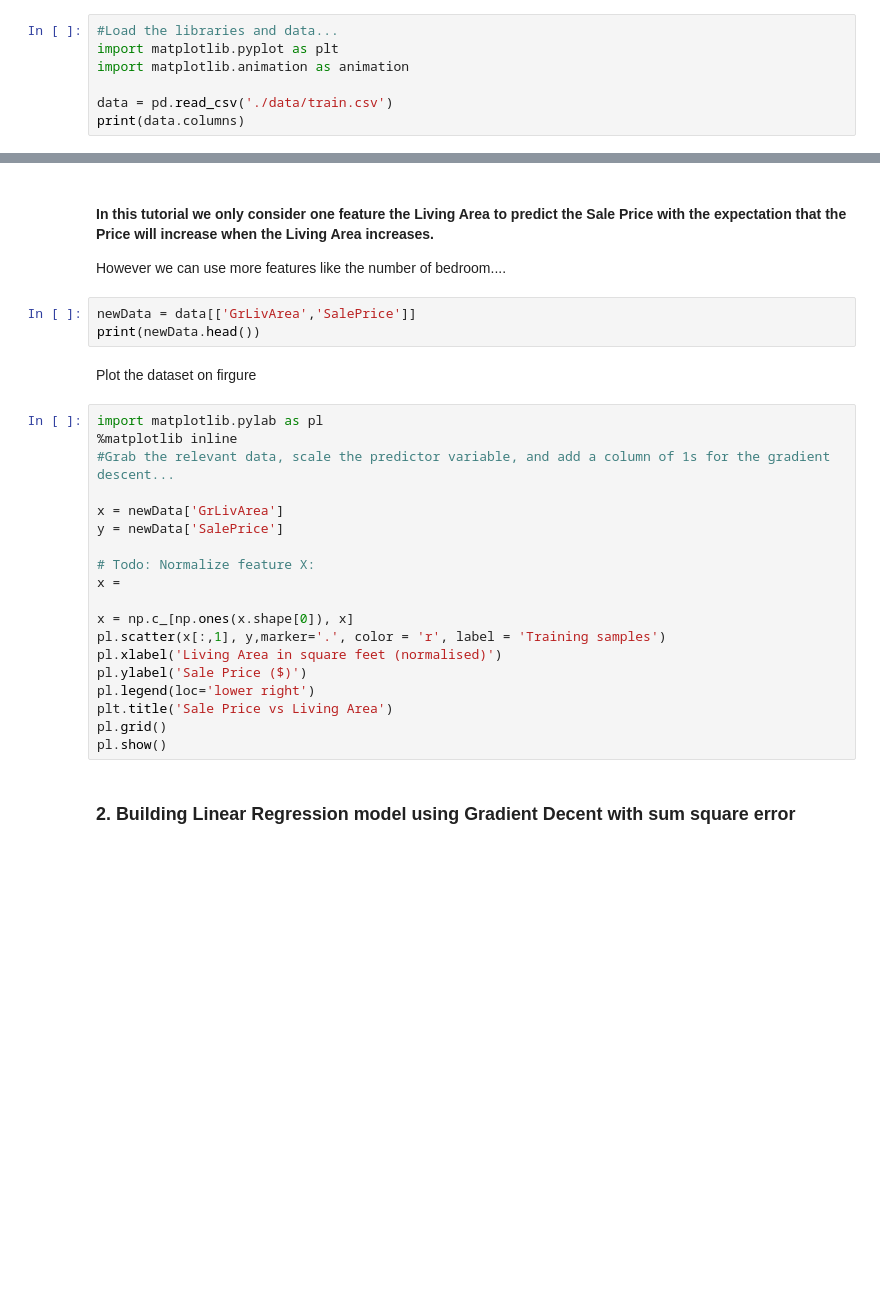
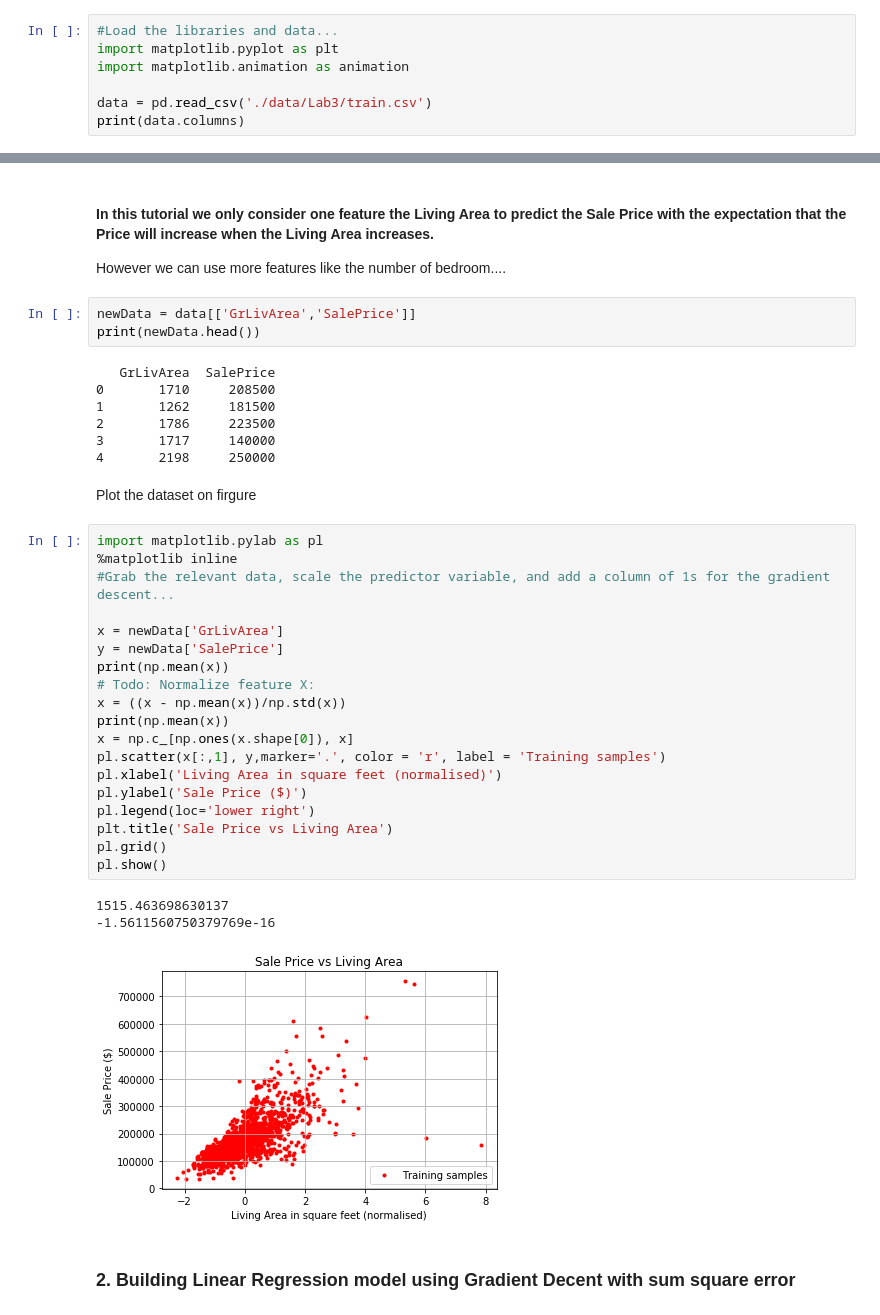
Before and after one commit to BilboBlockChain/comp5318, a Jupyter notebook: lab3.ipynb, the cells around one changed output, grey strips where cells are left out. Saved outputs shown, nothing was run; the diff lists cells and outputs as text; blank space fills up the shorter version.

```diff
--- a/lab3.ipynb
+++ b/lab3.ipynb
@@ -41,5 +43,5 @@ print(os.listdir("./data"))
 import matplotlib.pyplot as plt
 import matplotlib.animation as animation
 
-data = pd.read_csv('./data/train.csv')
+data = pd.read_csv('./data/Lab3/train.csv')
 print(data.columns)
@@ -49,27 +70,38 @@ However we can use more features like the number of bedroom....
 # %%
 newData = data[['GrLivArea','SalePrice']]
 print(newData.head())
+# %% [output]
+   GrLivArea  SalePrice
+0       1710     208500
+1       1262     181500
+2       1786     223500
+3       1717     140000
+4       2198     250000
 # %% [markdown]
 Plot the dataset on firgure
 # %%
 import matplotlib.pylab as pl
 %matplotlib inline
 #Grab the relevant data, scale the predictor variable, and add a column of 1s for the gradient descent...
 
 x = newData['GrLivArea']
 y = newData['SalePrice']
-
+print(np.mean(x))
 # Todo: Normalize feature X:
-x =
-
+x = ((x - np.mean(x))/np.std(x))
+print(np.mean(x))
 x = np.c_[np.ones(x.shape[0]), x]
 pl.scatter(x[:,1], y,marker='.', color = 'r', label = 'Training samples')
 pl.xlabel('Living Area in square feet (normalised)')
 pl.ylabel('Sale Price ($)')
 pl.legend(loc='lower right')
 plt.title('Sale Price vs Living Area')
 pl.grid()
 pl.show()
+# %% [output]
+1515.463698630137
+-1.5611560750379769e-16
+[figure, added]
 # %% [markdown]
 ### 2. Building Linear Regression model using Gradient Decent with sum square error
 # %% [markdown]
```
Also changed, not shown: parts of 8 cells of this notebook, 2 other files.
